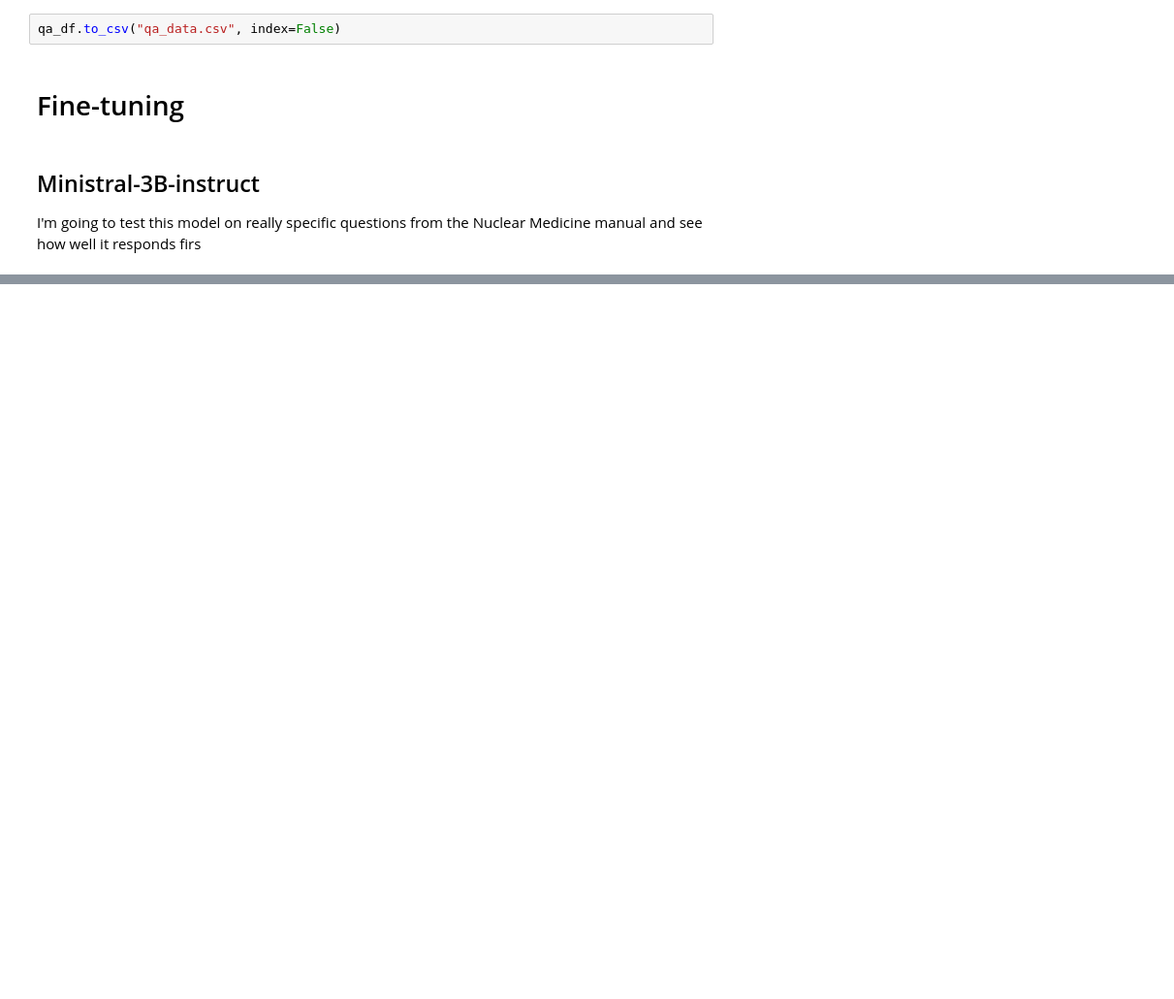
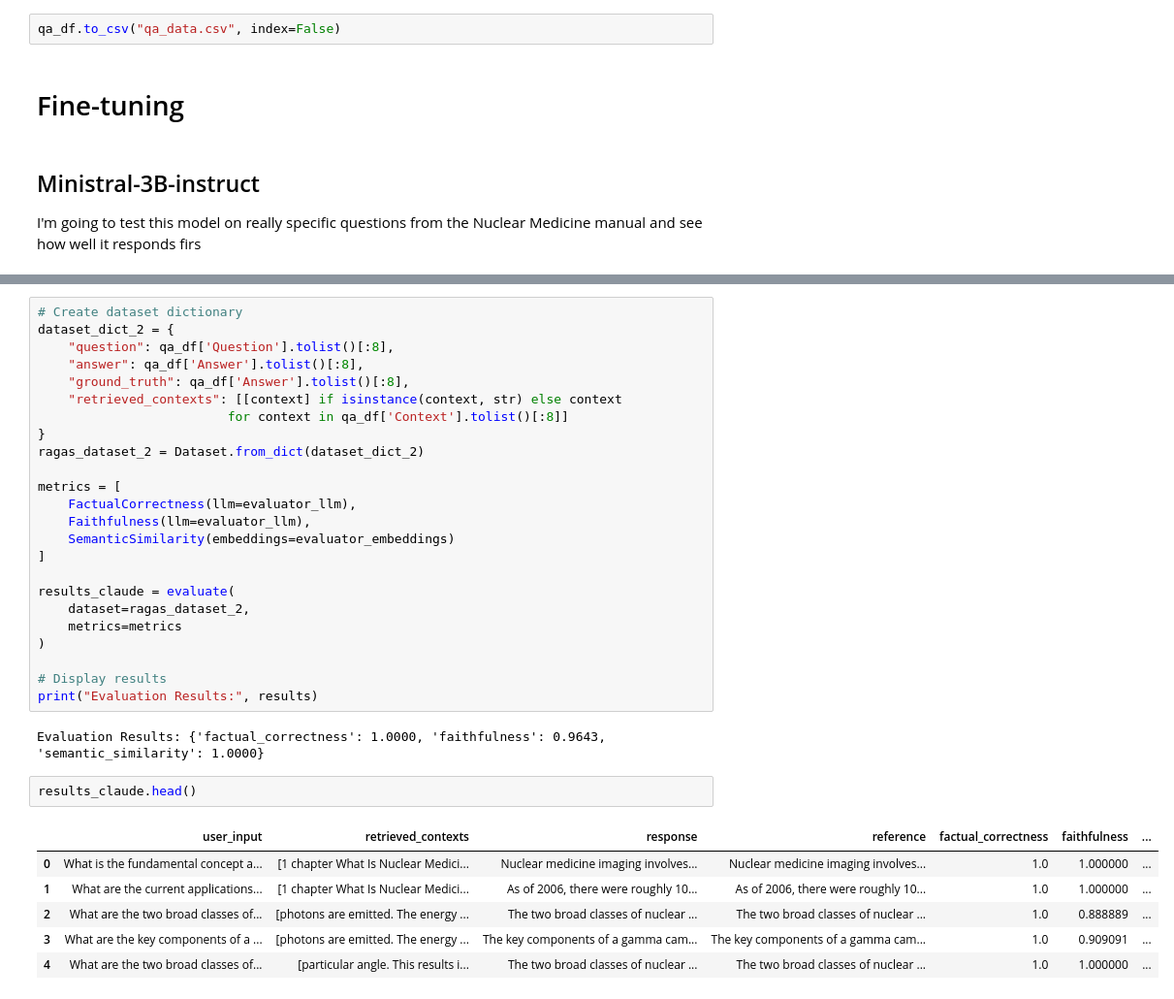
Before and after one commit to duartemoura/generathor, a Jupyter notebook: main.ipynb, the cells around one changed output, grey strips where cells are left out. Shown at 97% size. Drawn from its saved outputs; the diff is of its cells as text; blank space fills up the shorter version.

```diff
--- a/main.ipynb
+++ b/main.ipynb
@@ -213,0 +465,35 @@ response
+# %%
+# Create dataset dictionary
+dataset_dict_2 = {
+    "question": qa_df['Question'].tolist()[:8],
+    "answer": qa_df['Answer'].tolist()[:8],
+    "ground_truth": qa_df['Answer'].tolist()[:8],
+    "retrieved_contexts": [[context] if isinstance(context, str) else context
+                         for context in qa_df['Context'].tolist()[:8]]
+}
+ragas_dataset_2 = Dataset.from_dict(dataset_dict_2)
+
+metrics = [
+    FactualCorrectness(llm=evaluator_llm),
+    Faithfulness(llm=evaluator_llm),
+    SemanticSimilarity(embeddings=evaluator_embeddings)
+]
+
+results_claude = evaluate(
+    dataset=ragas_dataset_2,
+    metrics=metrics
+)
+
+# Display results
+print("Evaluation Results:", results)
+# %% [output]
+Evaluation Results: {'factual_correctness': 1.0000, 'faithfulness': 0.9643, 'semantic_similarity': 1.0000}
+# %%
+results_claude.head()
+# %% [output]
+|  | user_input | retrieved_contexts | response | reference | factual_correctness | faithfulness | ... |
+| 0 | What is the fundamental concept a... | [1 chapter What Is Nuclear Medici... | Nuclear medicine imaging involves... | Nuclear medicine imaging involves... | 1.0 | 1.000000 | ... |
+| 1 | What are the current applications... | [1 chapter What Is Nuclear Medici... | As of 2006, there were roughly 10... | As of 2006, there were roughly 10... | 1.0 | 1.000000 | ... |
+| 2 | What are the two broad classes of... | [photons are emitted. The energy ... | The two broad classes of nuclear ... | The two broad classes of nuclear ... | 1.0 | 0.888889 | ... |
+| 3 | What are the key components of a ... | [photons are emitted. The energy ... | The key components of a gamma cam... | The key components of a gamma cam... | 1.0 | 0.909091 | ... |
+| 4 | What are the two broad classes of... | [particular angle. This results i... | The two broad classes of nuclear ... | The two broad classes of nuclear ... | 1.0 | 1.000000 | ... |
```
Also changed, not shown: parts of 36 cells of this notebook, 4 other files.
